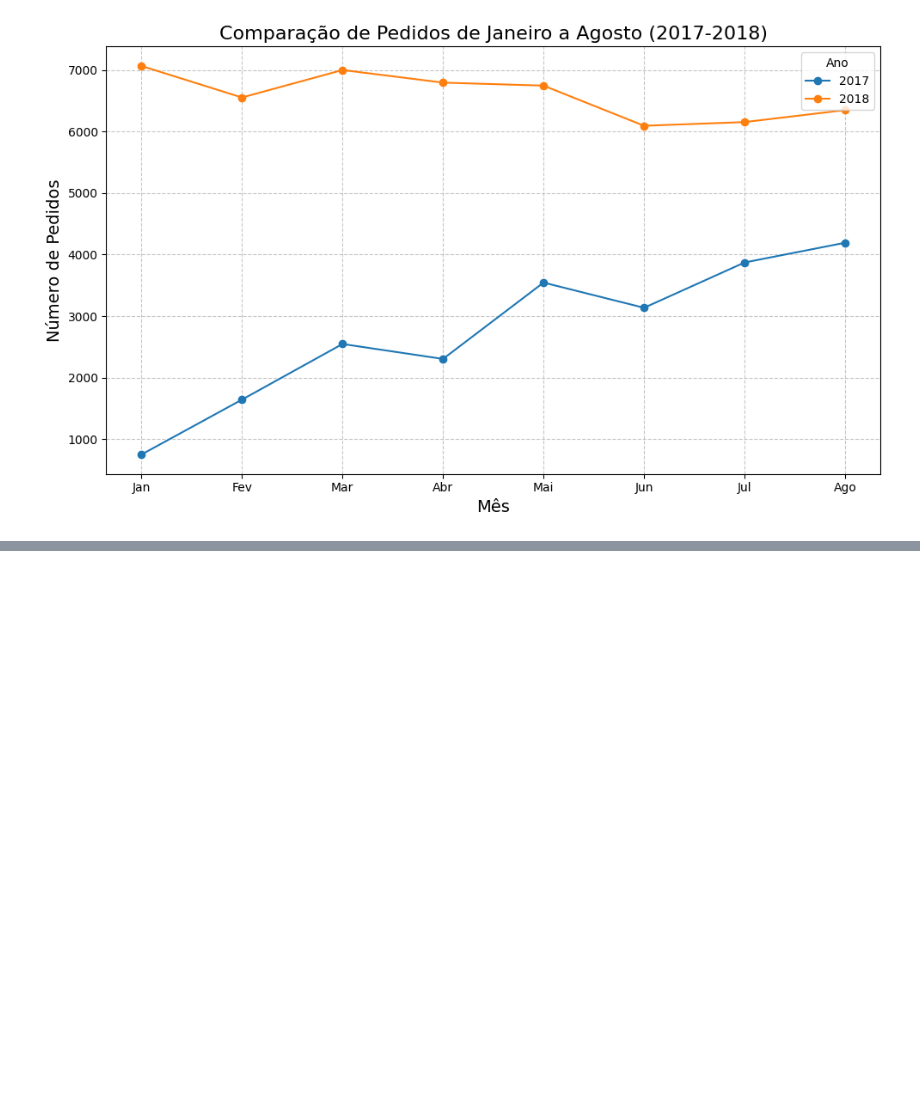
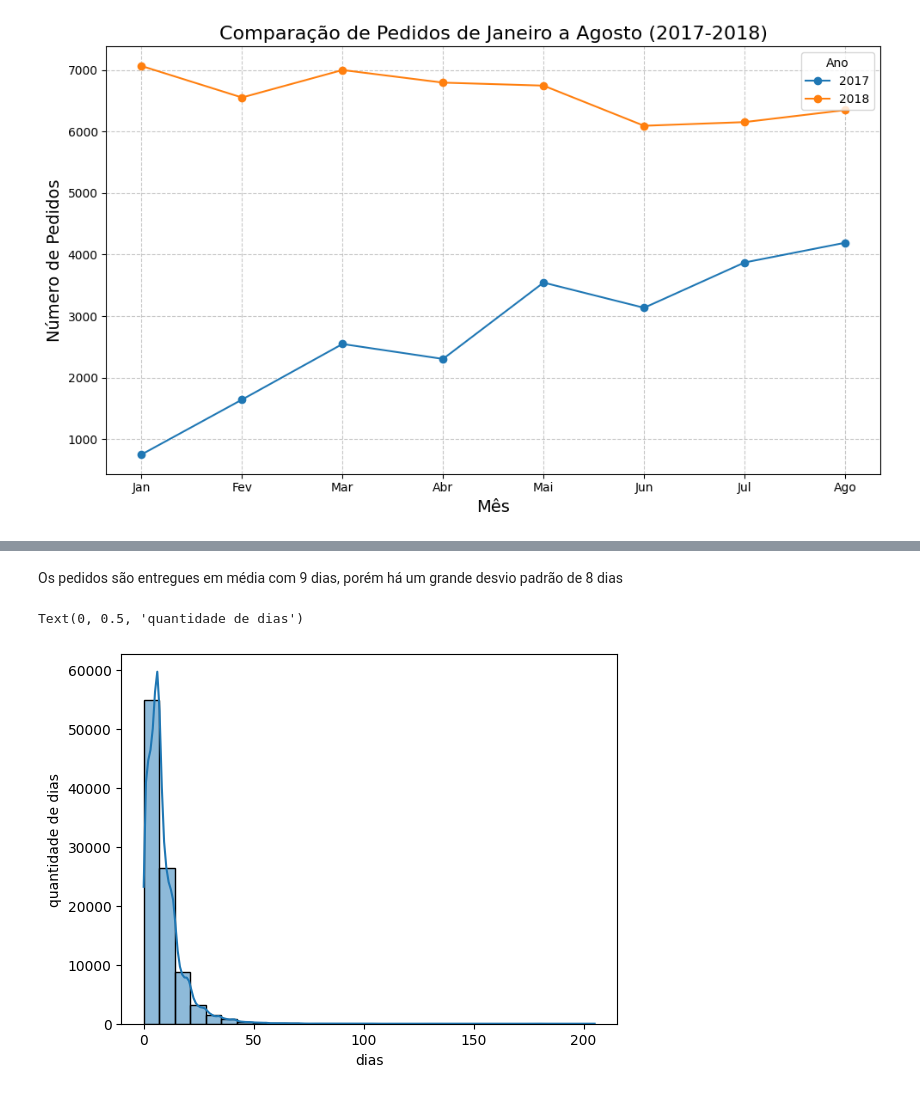
Before and after one commit to marcello10/triggo-ai-olist, a Jupyter notebook: analyses-olist.ipynb, the cells around one changed output, grey strips where cells are left out. Drawn from its saved outputs; the diff is of its cells as text; code cells hidden in the pictures; blank space fills up the shorter version.

Commit message:
Answering the distribution of order delivery times

```diff
--- a/analyses-olist.ipynb
+++ b/analyses-olist.ipynb
@@ -800,0 +791,6 @@ dtype: int64
+# %%
+shipping_time = olist_orders_dataset['order_delivered_customer_date'] - olist_orders_dataset['order_delivered_carrier_date']
+shipping_time.describe()
+#Retirando os outliers
+shipping_time = shipping_time[shipping_time > pd.Timedelta(days=0)]
+shipping_time.describe()
@@ -800,0 +807,11 @@ dtype: int64
+# %% [markdown]
+Os pedidos são entregues em média com 9 dias, porém há um grande desvio padrão de 8 dias
+# %%
+delivery_days  = shipping_time.dt.days
+# %%
+sns.histplot(delivery_days,bins=29,kde=True)
+plt.xlabel('dias')
+plt.ylabel('quantidade de dias')
+# %% [output]
+Text(0, 0.5, 'quantidade de dias')
+[figure, added]
```
Also changed, not shown: parts of 11 cells of this notebook.
